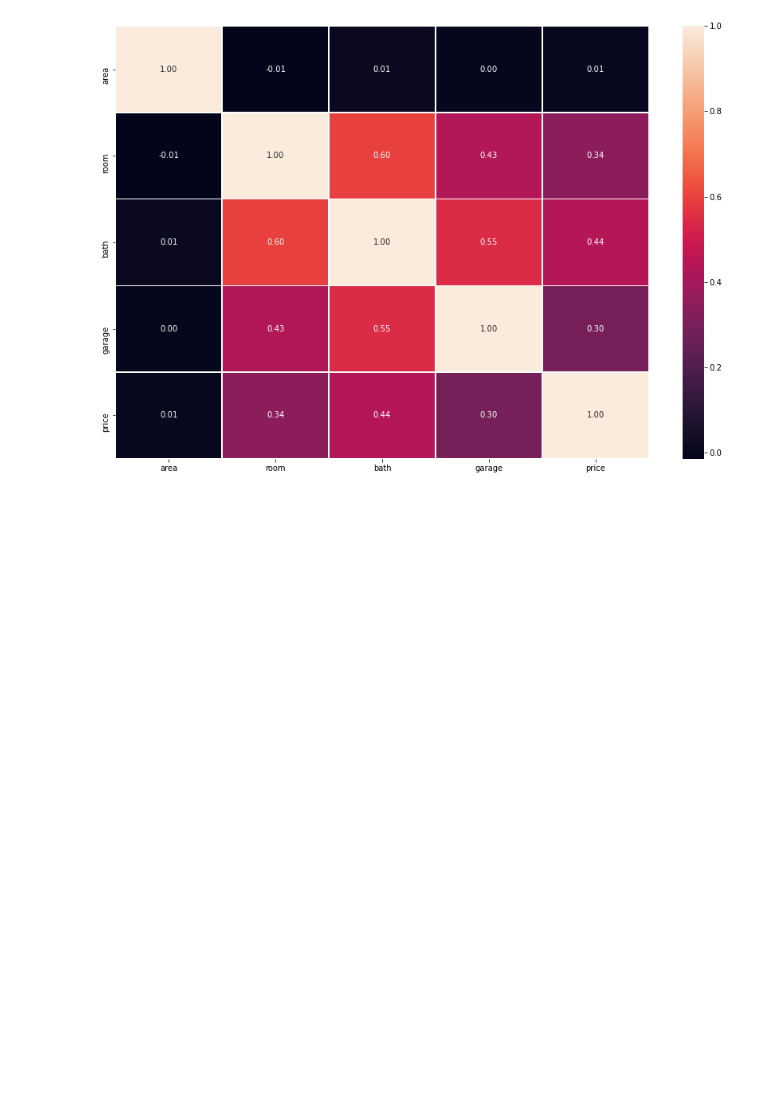
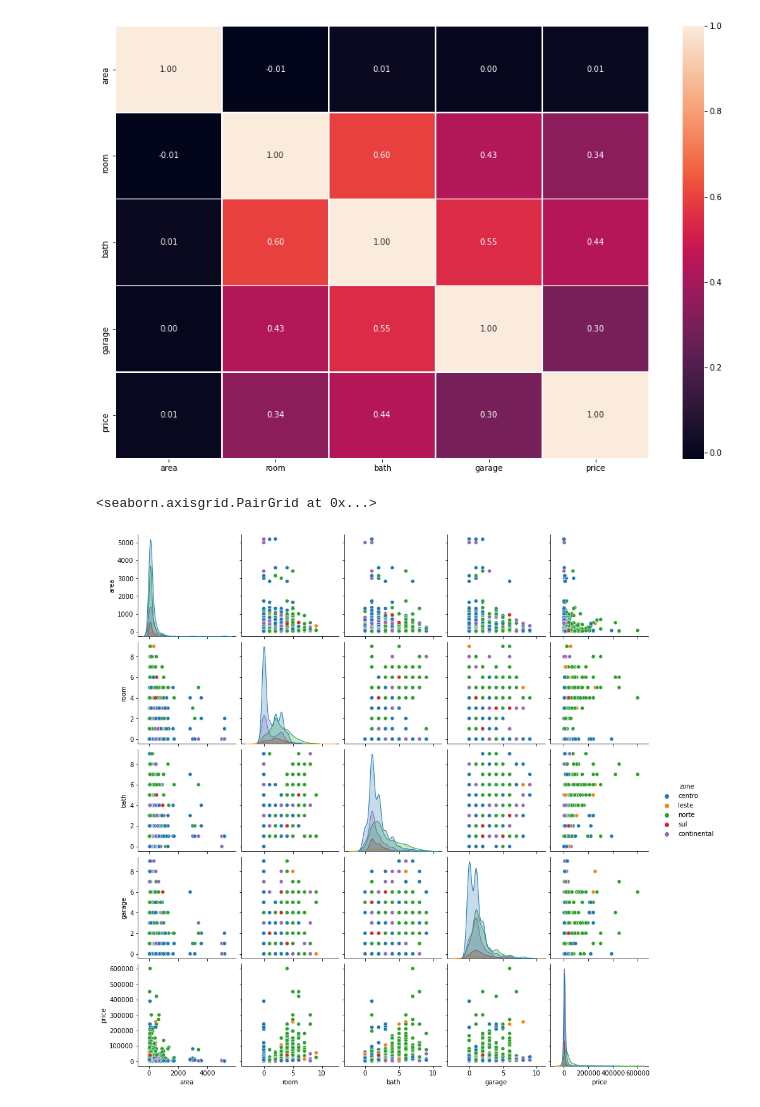
Before and after one commit to leticiaplang/Calculadora-de-aluguel, a Jupyter notebook: exploratory_analysis.ipynb, the cells around one changed output. Cells and saved outputs as stored; diff of their text form; code cells hidden in the pictures; blank space fills up the shorter version.

```diff
--- a/exploratory_analysis.ipynb
+++ b/exploratory_analysis.ipynb
@@ -551,4 +498,10 @@ sns.heatmap(data = big_corr, linewidths=.5, annot=True,  fmt=".2f")
 plt.show()
 # %% [output]
 [figure]
+# %%
+# Analysing distribution between variables
+sns.pairplot(df, hue='zone')
+# %% [output]
+<seaborn.axisgrid.PairGrid at 0x...>
+[figure, new version]
 # %%
```
Also changed, not shown: parts of 73 cells of this notebook, 1 other file.
